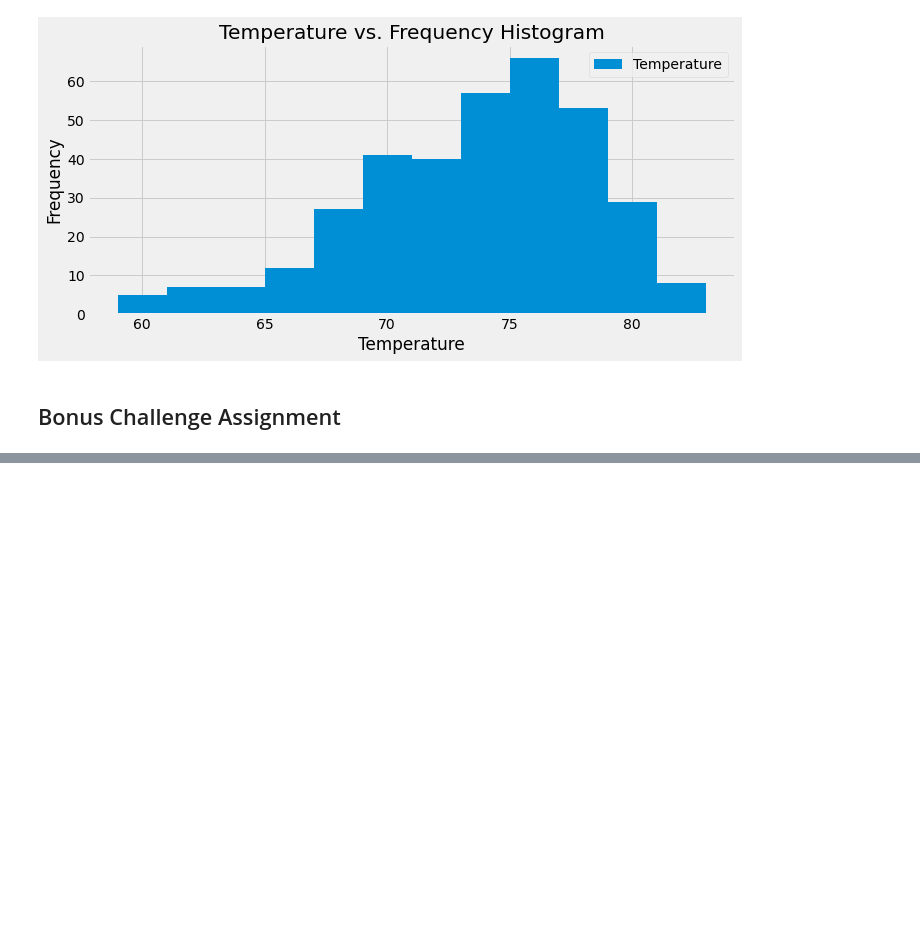
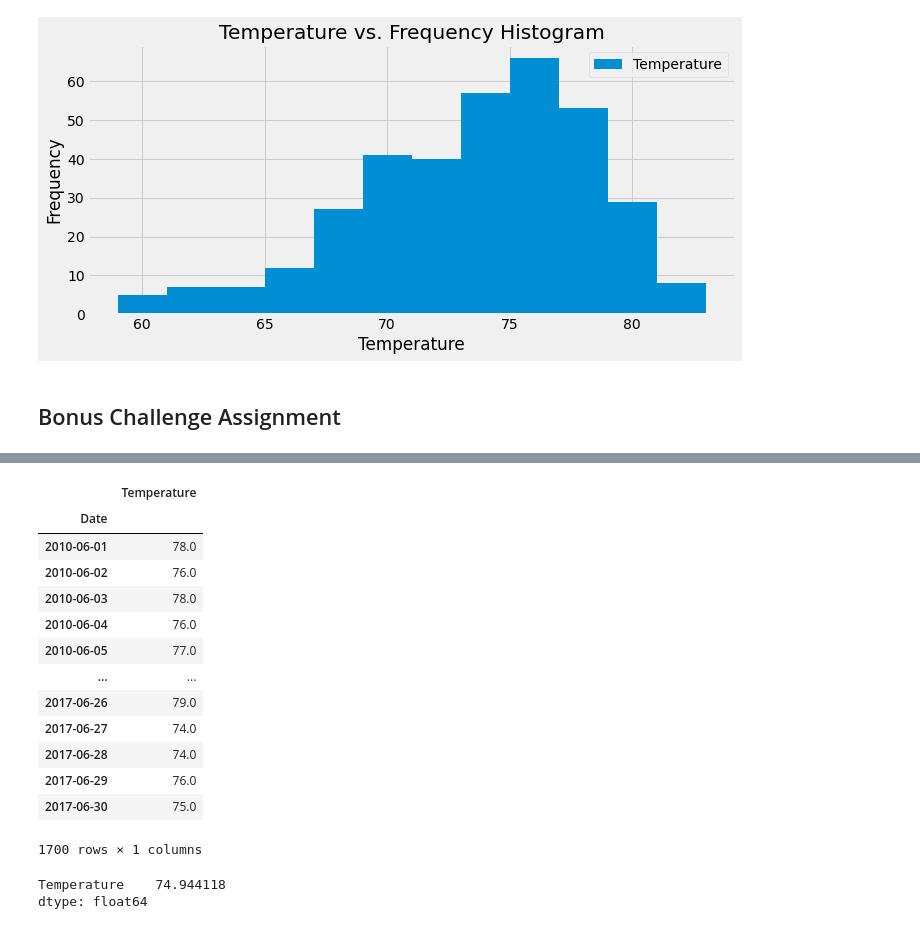
Before and after one commit to ghicks6/SQL_Alchemy-Hawaii_Climate_Analysis, a Jupyter notebook: sqlalchemy-challenge/SQL_Alchemy_Homework.ipynb, the cells around one changed output, grey strips where cells are left out. Cells and saved outputs as stored; diff of their text form; code cells hidden in the pictures; blank space fills up the shorter version.

```diff
--- a/sqlalchemy-challenge/SQL_Alchemy_Homework.ipynb
+++ b/sqlalchemy-challenge/SQL_Alchemy_Homework.ipynb
@@ -212,0 +215,6 @@ plt.show()
+# %%
+# Filter the dataframe to show June temperature data
+date_str = "06"
+june_temps = session.query(Measurement.date, Measurement.tobs).\
+    filter(func.strftime("%m", Measurement.date) == date_str).all()
+june_temps
@@ -212,0 +239,27 @@ plt.show()
+# %%
+# Create Dataframe showing all June temperatures
+june_temps_df = pd.DataFrame(june_temps, columns=["Date", "Temperature"])
+june_temps_df.set_index("Date", inplace=True,)
+june_temps_df
+# %% [output]
+|  | Temperature |
+| Date |  |
+| 2010-06-01 | 78.0 |
+| 2010-06-02 | 76.0 |
+| 2010-06-03 | 78.0 |
+| 2010-06-04 | 76.0 |
+| 2010-06-05 | 77.0 |
+| ... | ... |
+| 2017-06-26 | 79.0 |
+| 2017-06-27 | 74.0 |
+| 2017-06-28 | 74.0 |
+| 2017-06-29 | 76.0 |
+| 2017-06-30 | 75.0 |
+1700 rows × 1 columns
+# %%
+# Display the average temperature in June across all years:
+june_avg_temp = june_temps_df.mean()
+june_avg_temp
+# %% [output]
+Temperature    74.944118
+dtype: float64
```
Also changed, not shown: parts of 9 cells of this notebook, 1 other file.
